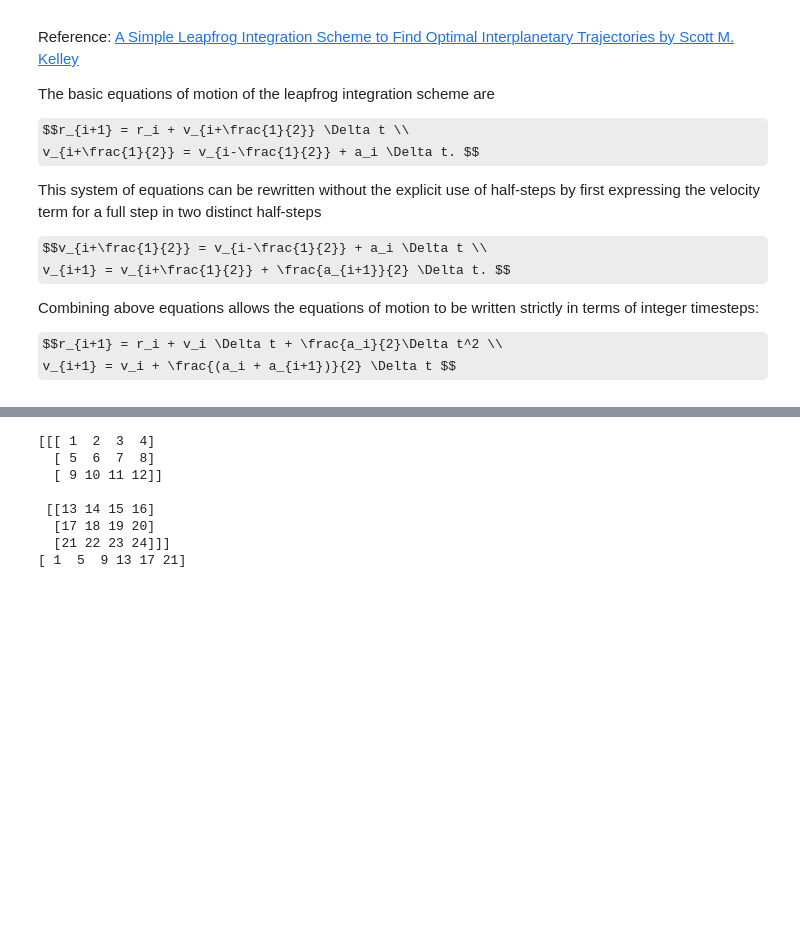
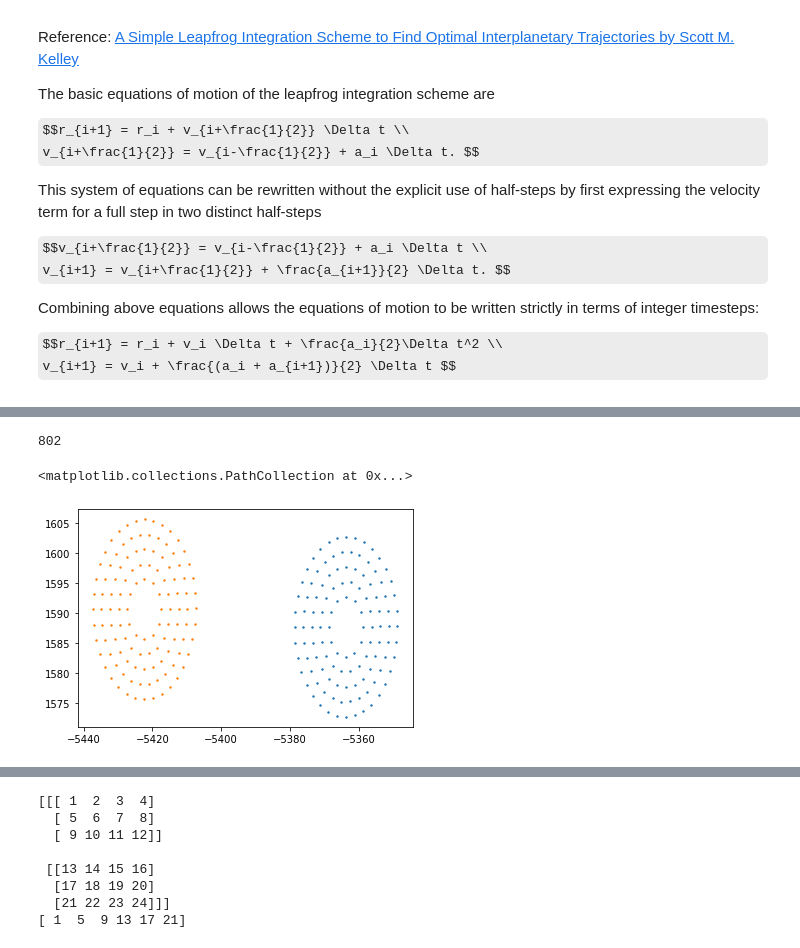
Before and after one commit to q-pratz-chem/Interacting_Galaxies, a Jupyter notebook: three_body.ipynb, the cells around one changed output, grey strips where cells are left out. Cells and saved outputs as stored; diff of their text form; code cells hidden in the pictures; some formulas as TeX source; blank space fills up the shorter version.

```diff
--- a/three_body.ipynb
+++ b/three_body.ipynb
@@ -501 +511,16 @@ Vy_star = arr_star[:,:,3].reshape(-1)
+# %%
+print(len(ts))
+#plt.scatter(R_galaxy[100,0],R_galaxy[100,1])
+#plt.plot(R_galaxy[:,2],R_galaxy[:,3])
+#plt.scatter(X_star[:,0], Y_star[:,0], s=10)
+plt.scatter(X_star[:,100], Y_star[:,100], s=2)
+#plt.xlim([-1000,1000])
+#plt.ylim([-1000,1000])
+plt.scatter(X_star[:,101], Y_star[:,101], s=2)
+# plt.scatter(X_star[:,300], Y_star[:,300], s=2)
+# plt.scatter(X_star[:,400], Y_star[:,400], s=2)
+# %% [output]
+802
+<matplotlib.collections.PathCollection at 0x...>
+[figure, added]
 # %%
```
Also changed, not shown: parts of 11 cells of this notebook.
